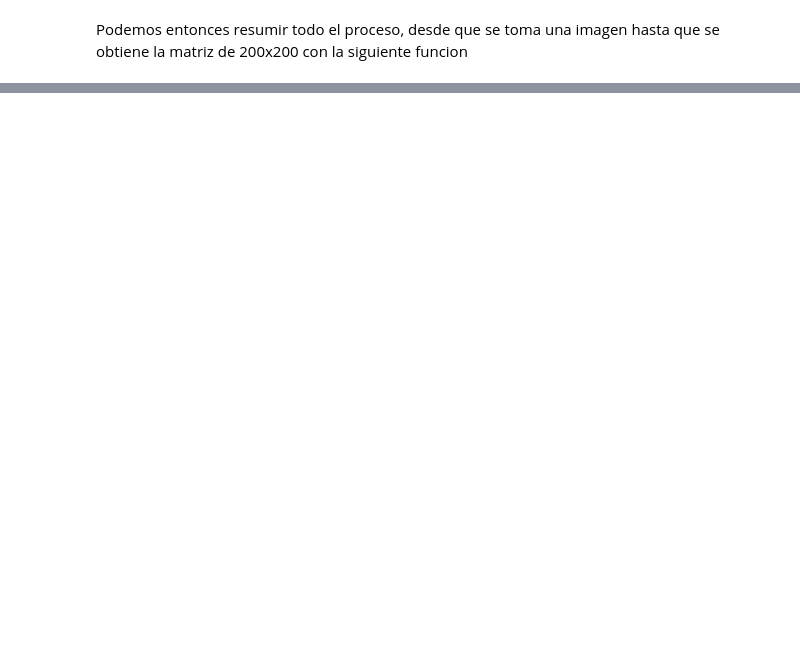
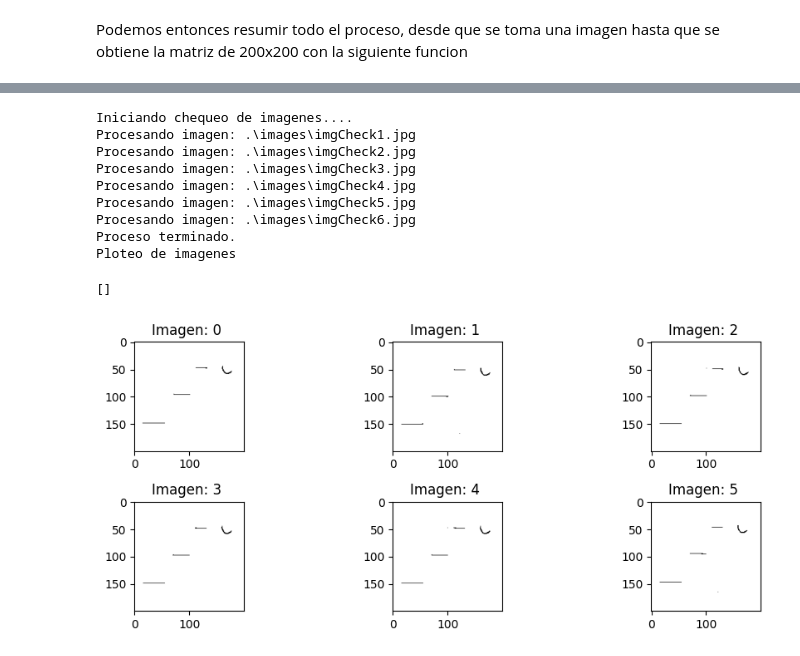
Before and after one commit to guidoglorioso/Distance-measure-image, a Jupyter notebook: scripts/medirLineas.ipynb, the cells around one changed output, grey strips where cells are left out. Cells and saved outputs as stored; diff of their text form; code cells hidden in the pictures; blank space fills up the shorter version.

```diff
--- a/scripts/medirLineas.ipynb
+++ b/scripts/medirLineas.ipynb
@@ -558,0 +598,38 @@ plt.imshow(res)
+# %%
+imagenes = [".\images\imgCheck1.jpg",
+            ".\images\imgCheck2.jpg",
+            ".\images\imgCheck3.jpg",
+            ".\images\imgCheck4.jpg",
+            ".\images\imgCheck5.jpg",
+            ".\images\imgCheck6.jpg",
+            ]
+#".\images\imgCheck7.jpg",
+
+matrices_resultados = []
+print("Iniciando chequeo de imagenes....")
+for this_img in imagenes:
+    print(f"Procesando imagen: {this_img}")
+    matrices_resultados.append(get_matriz(this_img))
+print("Proceso terminado.")
+print("Ploteo de imagenes")
+fig, axes= plt.subplots(2, 3, figsize=(10, 4))
+# print(axes.shape)
+# print(type(axes))
+axes = axes.flatten()
+for indice,this_matrix in enumerate(matrices_resultados):
+    axes[indice].set_title(f"Imagen: {indice} ")
+    axes[indice].imshow(this_matrix)
+plt.tight_layout()
+plt.plot()
+# %% [output]
+Iniciando chequeo de imagenes....
+Procesando imagen: .\images\imgCheck1.jpg
+Procesando imagen: .\images\imgCheck2.jpg
+Procesando imagen: .\images\imgCheck3.jpg
+Procesando imagen: .\images\imgCheck4.jpg
+Procesando imagen: .\images\imgCheck5.jpg
+Procesando imagen: .\images\imgCheck6.jpg
+Proceso terminado.
+Ploteo de imagenes
+[]
+[figure, added]
```
Also changed, not shown: parts of 10 cells of this notebook, 15 other files.
